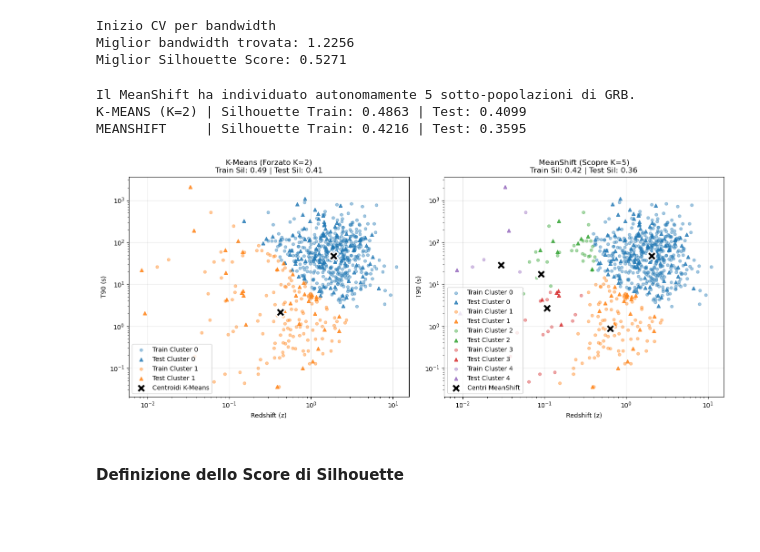
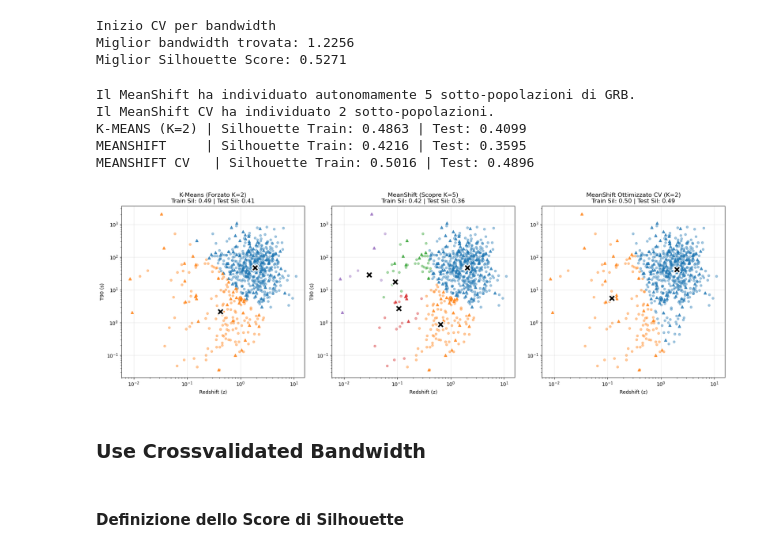
Before and after one commit to fraeck61/astrostatistics_bicocca_2026, a Jupyter notebook: exercise_exam/lecture14.ipynb, the cells around one changed output. Drawn from its saved outputs; the diff is of its cells as text; code cells hidden in the pictures; blank space fills up the shorter version.

```diff
--- a/exercise_exam/lecture14.ipynb
+++ b/exercise_exam/lecture14.ipynb
@@ -188,6 +192,7 @@ pipe_meanshift.fit(X_train_log)
 scaler = pipe_kmeans.named_steps['scaler']
 kmeans = pipe_kmeans.named_steps['kmeans']
 meanshift = pipe_meanshift.named_steps['meanshift']
+meanshift_cv = best_pipe_meanshift.named_steps['meanshift']
 
 X_train_scaled = scaler.transform(X_train_log)
 X_test_scaled = scaler.transform(X_test_log)
@@ -198,10 +203,15 @@ labels_km_test = pipe_kmeans.predict(X_test_log)
 
 labels_ms_train = pipe_meanshift.predict(X_train_log)
 labels_ms_test = pipe_meanshift.predict(X_test_log)
+
+labels_ms_cv_train = best_pipe_meanshift.predict(X_train_log)
+labels_ms_cv_test = best_pipe_meanshift.predict(X_test_log)
 # %%
 # numero cluster di meanshift
 n_clusters_ms = len(np.unique(labels_ms_train))
+n_clusters_ms_cv = len(np.unique(labels_ms_cv_train))
 print(f"Il MeanShift ha individuato autonomamente {n_clusters_ms} sotto-popolazioni di GRB.")
+print(f"Il MeanShift CV ha individuato {n_clusters_ms_cv} sotto-popolazioni.")
 
 # calcolo silhouette
 sil_km_train = silhouette_score(X_train_scaled, labels_km_train)
@@ -214,56 +224,82 @@ else:
     sil_ms_train, sil_ms_test = np.nan, np.nan
     print("WARNING: MeanShift ha trovato un solo cluster. Impossibile calcolare la Silhouette.")
 
+if n_clusters_ms_cv > 1:
+    sil_ms_cv_train = silhouette_score(X_train_scaled, labels_ms_cv_train)
+    sil_ms_cv_test = silhouette_score(X_test_scaled, labels_ms_cv_test)
+else:
+    sil_ms_cv_train, sil_ms_cv_test = np.nan, np.nan
+    print("WARNING: MeanShift CV ha trovato un solo cluster.")
+
 print(f"K-MEANS (K=2) | Silhouette Train: {sil_km_train:.4f} | Test: {sil_km_test:.4f}")
 if n_clusters_ms > 1:
     print(f"MEANSHIFT     | Silhouette Train: {sil_ms_train:.4f} | Test: {sil_ms_test:.4f}")
+if n_clusters_ms_cv > 1:
+    print(f"MEANSHIFT CV   | Silhouette Train: {sil_ms_cv_train:.4f} | Test: {sil_ms_cv_test:.4f}")
 
 # Ritrasformo e estraggo centroidi
 centri_km_fisici = 10 ** scaler.inverse_transform(kmeans.cluster_centers_) - 1e-10
 centri_ms_fisici = 10 ** scaler.inverse_transform(meanshift.cluster_centers_) - 1e-10
+centri_ms_cv_fisici = 10 ** scaler.inverse_transform(meanshift_cv.cluster_centers_) - 1e-10
 # %% [output]
 Il MeanShift ha individuato autonomamente 5 sotto-popolazioni di GRB.
+Il MeanShift CV ha individuato 2 sotto-popolazioni.
 K-MEANS (K=2) | Silhouette Train: 0.4863 | Test: 0.4099
 MEANSHIFT     | Silhouette Train: 0.4216 | Test: 0.3595
+MEANSHIFT CV   | Silhouette Train: 0.5016 | Test: 0.4896
 # %%
-fig, (ax1, ax2) = plt.subplots(1, 2, figsize=(14, 6))
-colors_palette = ['C0', 'C1', 'C2', 'C3', 'C4']
+fig, (ax1, ax2, ax3) = plt.subplots(1, 3, figsize=(18, 6))
+colors_palette = ['C0', 'C1', 'C2', 'C3', 'C4', 'C5', 'C6']
 
 for ii in range(2):
     ax1.scatter(X_train_raw[labels_km_train==ii, 0], X_train_raw[labels_km_train==ii, 1],
                 color=colors_palette[ii], alpha=0.4, s=20, label=f'Train Cluster {ii}')
     ax1.scatter(X_test_raw[labels_km_test==ii, 0], X_test_raw[labels_km_test==ii, 1],
                 color=colors_palette[ii], marker='^', alpha=0.8, s=30, label=f'Test Cluster {ii}')
 ax1.scatter(centri_km_fisici[:, 0], centri_km_fisici[:, 1],
             marker='X', s=200, color='black', edgecolors='white', linewidths=2, label='Centroidi K-Means')
 ax1.set_title(f'K-Means (Forzato K=2)\nTrain Sil: {sil_km_train:.2f} | Test Sil: {sil_km_test:.2f}')
 ax1.set_xlabel('Redshift (z)')
 ax1.set_ylabel('T90 (s)')
 ax1.set_xscale('log')
 ax1.set_yscale('log')
 ax1.grid(True, alpha=0.3)
-ax1.legend()
 
 for ii in range(n_clusters_ms):
     ax2.scatter(X_train_raw[labels_ms_train==ii, 0], X_train_raw[labels_ms_train==ii, 1],
                 color=colors_palette[ii % len(colors_palette)], alpha=0.4, s=20, label=f'Train Cluster {ii}')
     ax2.scatter(X_test_raw[labels_ms_test==ii, 0], X_test_raw[labels_ms_test==ii, 1],
                 color=colors_palette[ii % len(colors_palette)], marker='^', alpha=0.8, s=30, label=f'Test Cluster {ii}')
 if n_clusters_ms > 0:
     ax2.scatter(centri_ms_fisici[:, 0], centri_ms_fisici[:, 1],
                 marker='X', s=200, color='black', edgecolors='white', linewidths=2, label='Centri MeanShift')
 ax2.set_title(f'MeanShift (Scopre K={n_clusters_ms})\nTrain Sil: {sil_ms_train:.2f} | Test Sil: {sil_ms_test:.2f}')
 ax2.set_xlabel('Redshift (z)')
 ax2.set_ylabel('T90 (s)')
 ax2.set_xscale('log')
 ax2.set_yscale('log')
 ax2.grid(True, alpha=0.3)
-ax2.legend()
+
+for ii in range(n_clusters_ms_cv):
+    ax3.scatter(X_train_raw[labels_ms_cv_train==ii, 0], X_train_raw[labels_ms_cv_train==ii, 1],
+                color=colors_palette[ii % len(colors_palette)], alpha=0.4, s=20)
+    ax3.scatter(X_test_raw[labels_ms_cv_test==ii, 0], X_test_raw[labels_ms_cv_test==ii, 1],
+                color=colors_palette[ii % len(colors_palette)], marker='^', alpha=0.8, s=30)
+if n_clusters_ms_cv > 0:
+    ax3.scatter(centri_ms_cv_fisici[:, 0], centri_ms_cv_fisici[:, 1],
+                marker='X', s=200, color='black', edgecolors='white', linewidths=2)
+ax3.set_title(f'MeanShift Ottimizzato CV (K={n_clusters_ms_cv})\nTrain Sil: {sil_ms_cv_train:.2f} | Test Sil: {sil_ms_cv_test:.2f}')
+ax3.set_xlabel('Redshift (z)')
+ax3.set_xscale('log')
+ax3.set_yscale('log')
+ax3.grid(True, alpha=0.3)
 
 plt.tight_layout()
 plt.show()
 # %% [output]
-[figure, old version]
+[figure, new version]
+# %% [markdown]
+### Use Crossvalidated Bandwidth
 # %% [markdown]
 #### Definizione dello Score di Silhouette
 # %% [markdown]
```
Also changed, not shown: parts of 1 cell of this notebook.
